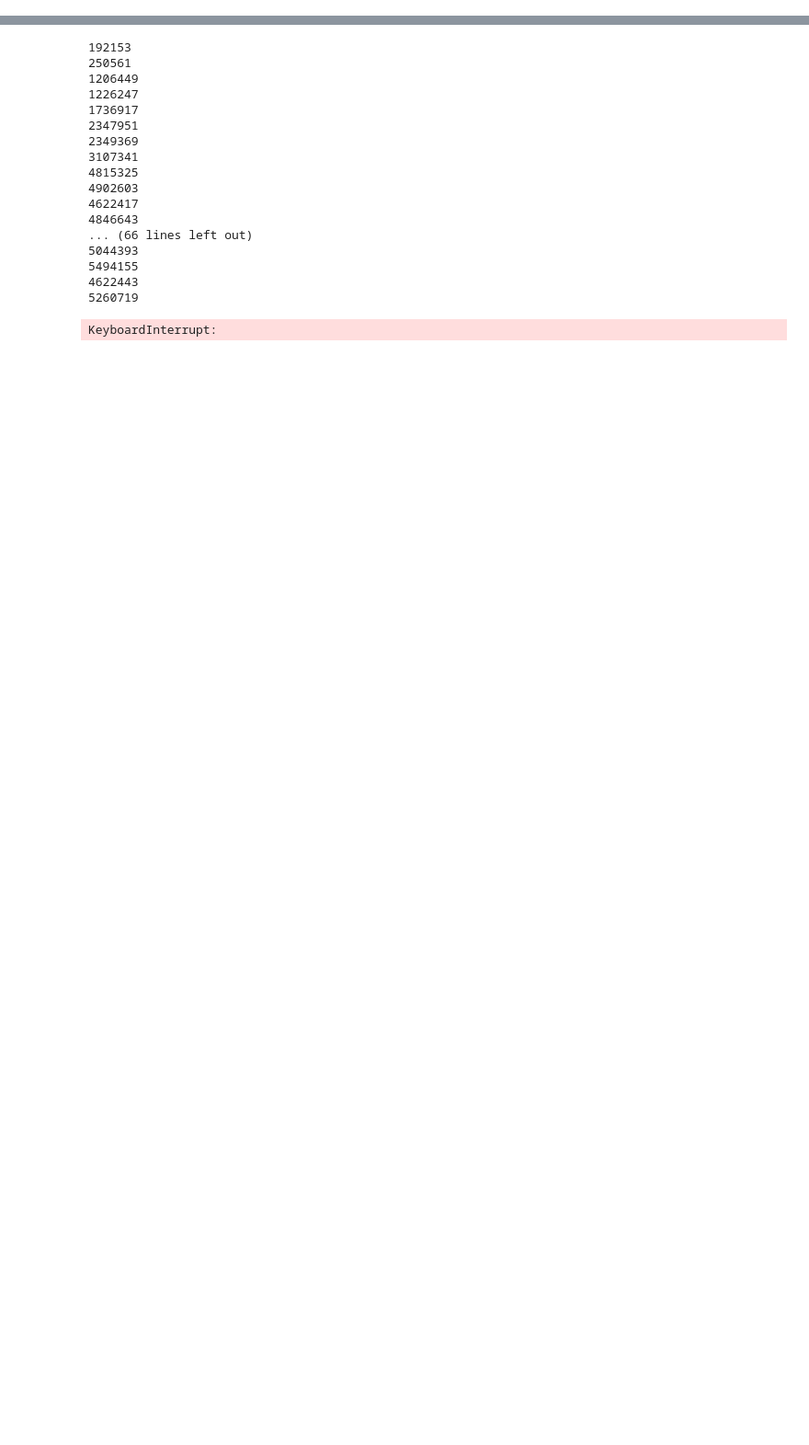
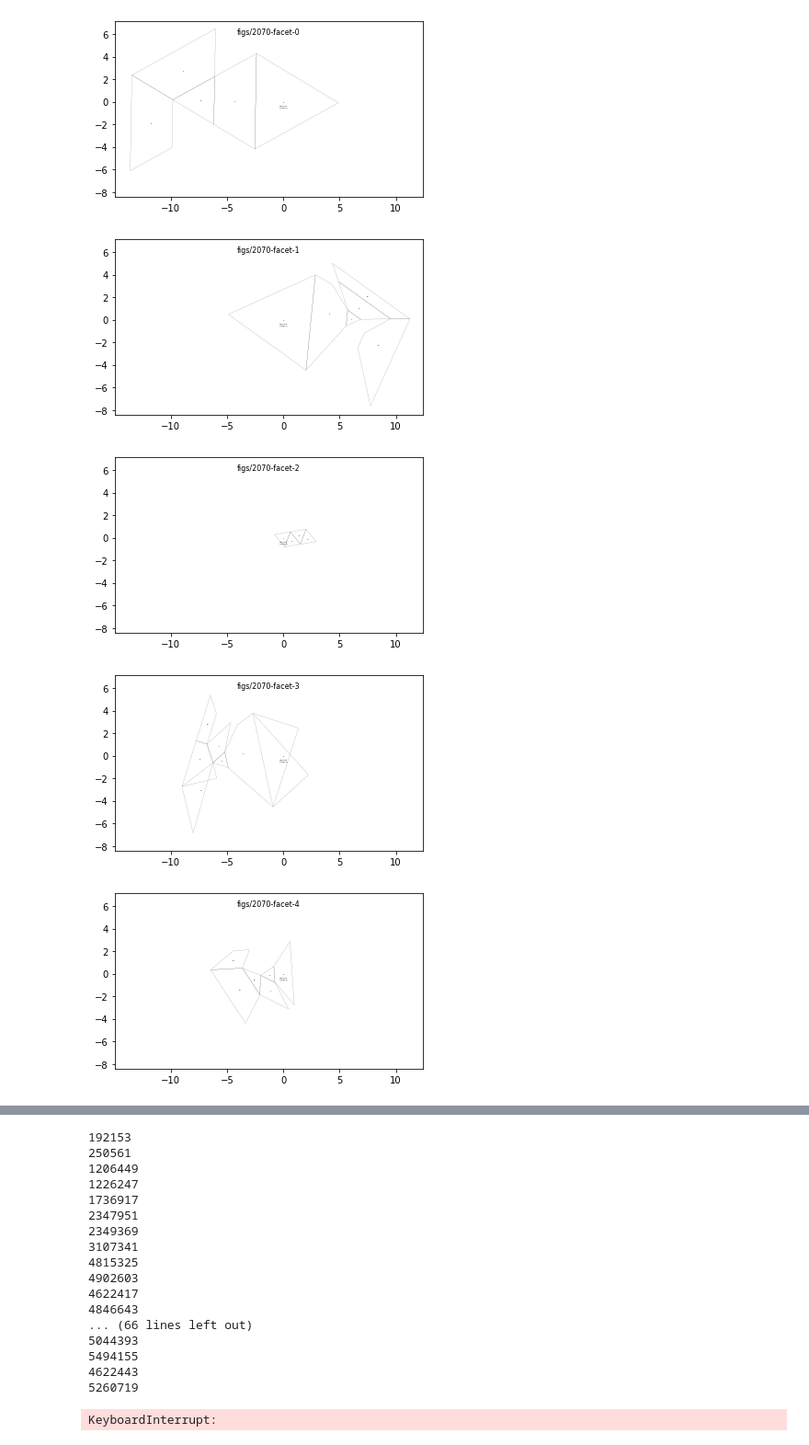
Before and after one commit to awmacpherson/polytope-unfolder, a Jupyter notebook: nets.ipynb, the cells around one changed output, grey strips where cells are left out. Shown at 92% size. Cells and saved outputs as stored; diff of their text form; code cells hidden in the pictures; blank space fills up the shorter version.

```diff
--- a/nets.ipynb
+++ b/nets.ipynb
@@ -120,0 +153,11 @@ def save_nets(P: Tope, name: str, margin_factor: float = MARGIN_FACTOR, dpi: int
+# %%
+P = Tope.from_vertices(polys["2070"])
+P.save_index() # now must do this before passing to sub-topes
+P.cut_2faces_with_hyperplanes([]) # and this
+save_nets(P, "figs/2070", force=True)
+# %% [output]
+[figure, added]
+[figure, added]
+[figure, added]
+[figure, added]
+[figure, added]
```
Also changed, not shown: parts of 8 cells of this notebook, 5 other files.
